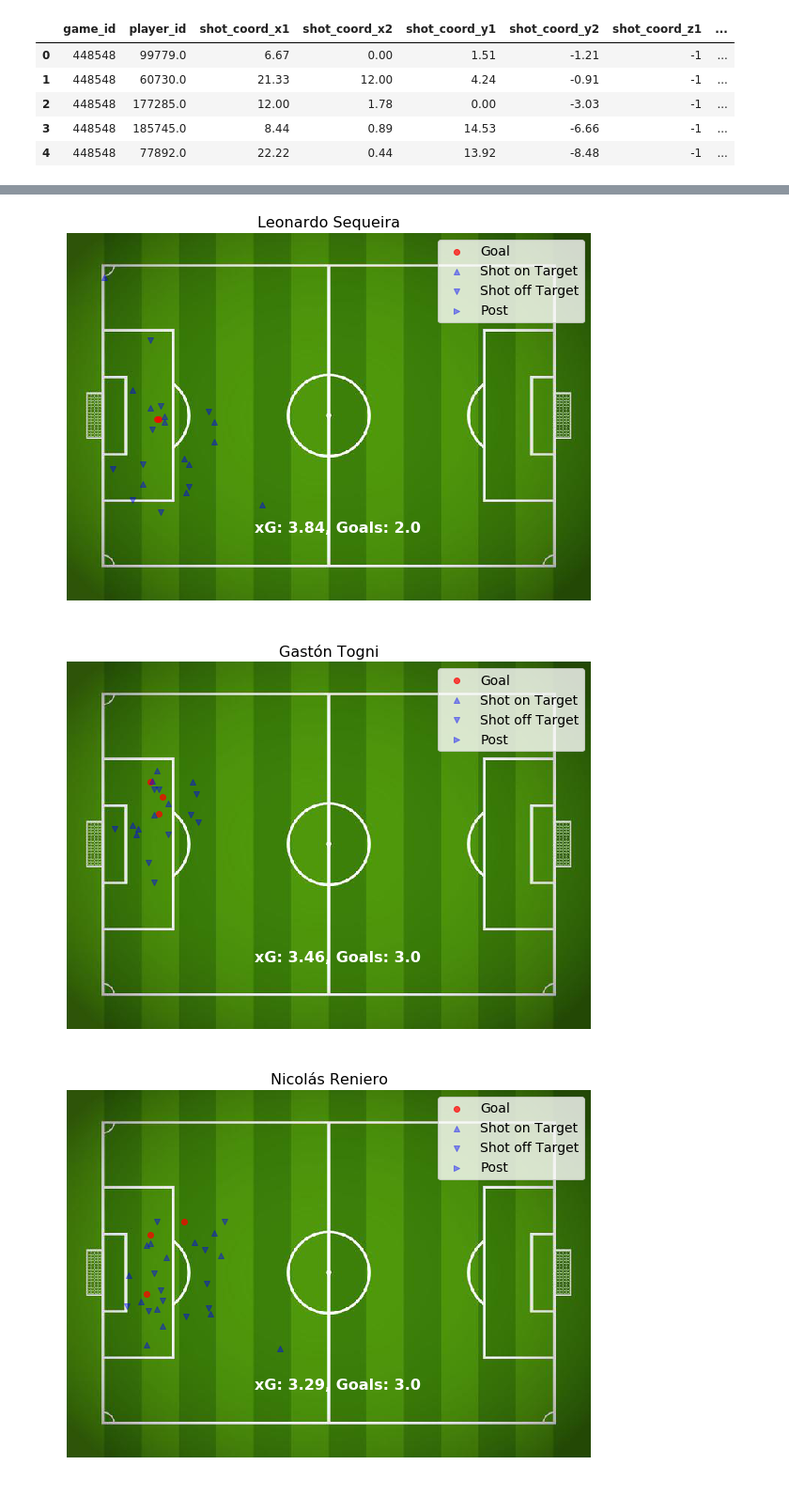
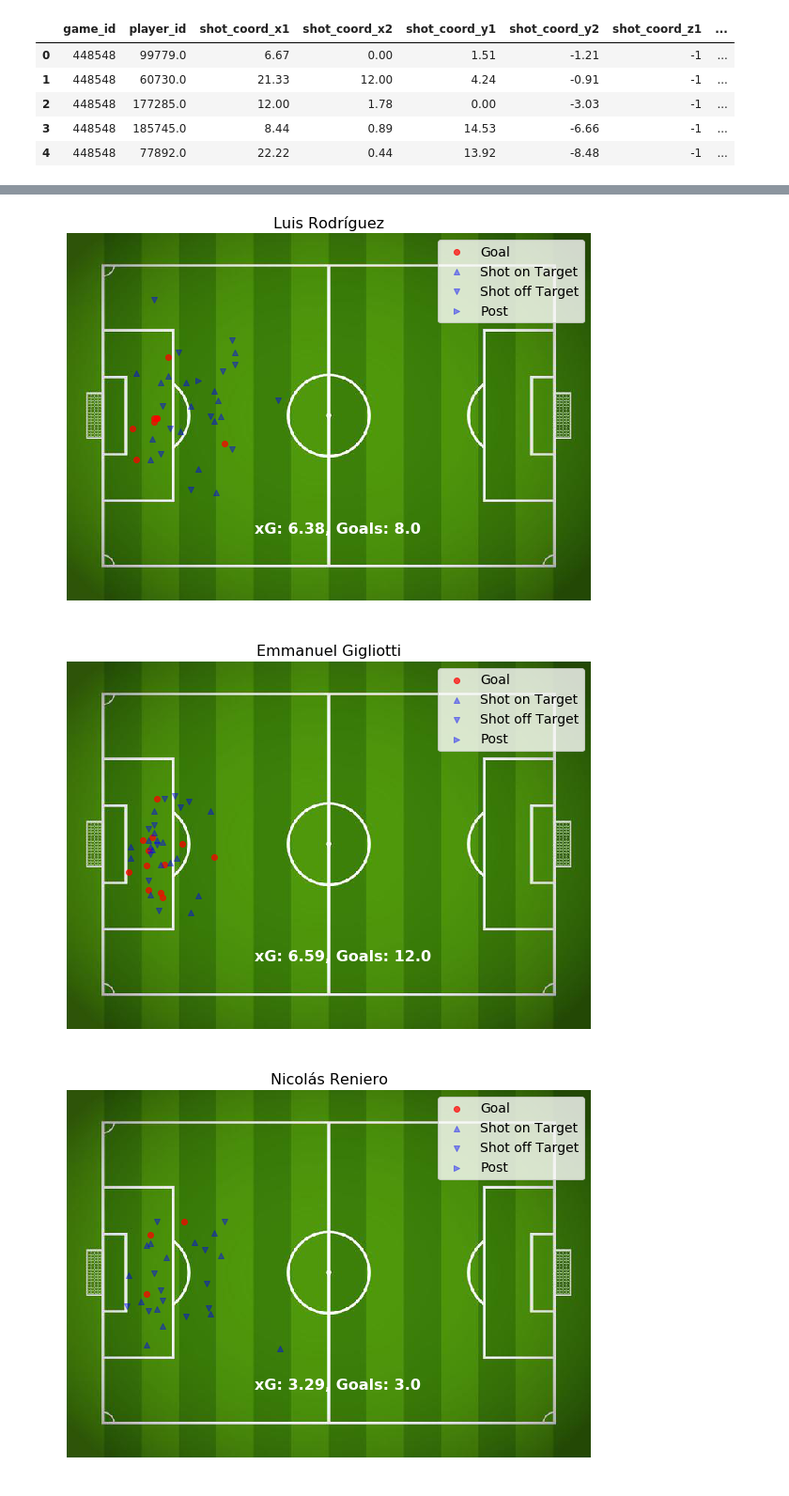
Before and after one commit to d-v-dlee/super_liga_xg, a Jupyter notebook: src/_new_shot_model.ipynb, the cells around one changed output, grey strips where cells are left out. Shown at 94% size. Cells and saved outputs as stored; diff of their text form; code cells hidden in the pictures.

Commit message:
create new shot charts

```diff
--- a/src/_new_shot_model.ipynb
+++ b/src/_new_shot_model.ipynb
@@ -790,11 +800,11 @@ individual_shot_map(shots_df, 98292.0)
 # %%
-individual_shot_map(shots_df, 135386.0)
+individual_shot_map(shots_df, 16081.0)
 # %% [output]
-[figure, old version]
+[figure, new version]
 # %%
-individual_shot_map(shots_df, 193188.0)
+individual_shot_map(shots_df, 24256.0)
 # %% [output]
-[figure, old version]
+[figure, new version]
 # %%
 individual_shot_map(shots_df, 172565.0)
 # %% [output]
```
Also changed, not shown: parts of 5 cells of this notebook.
